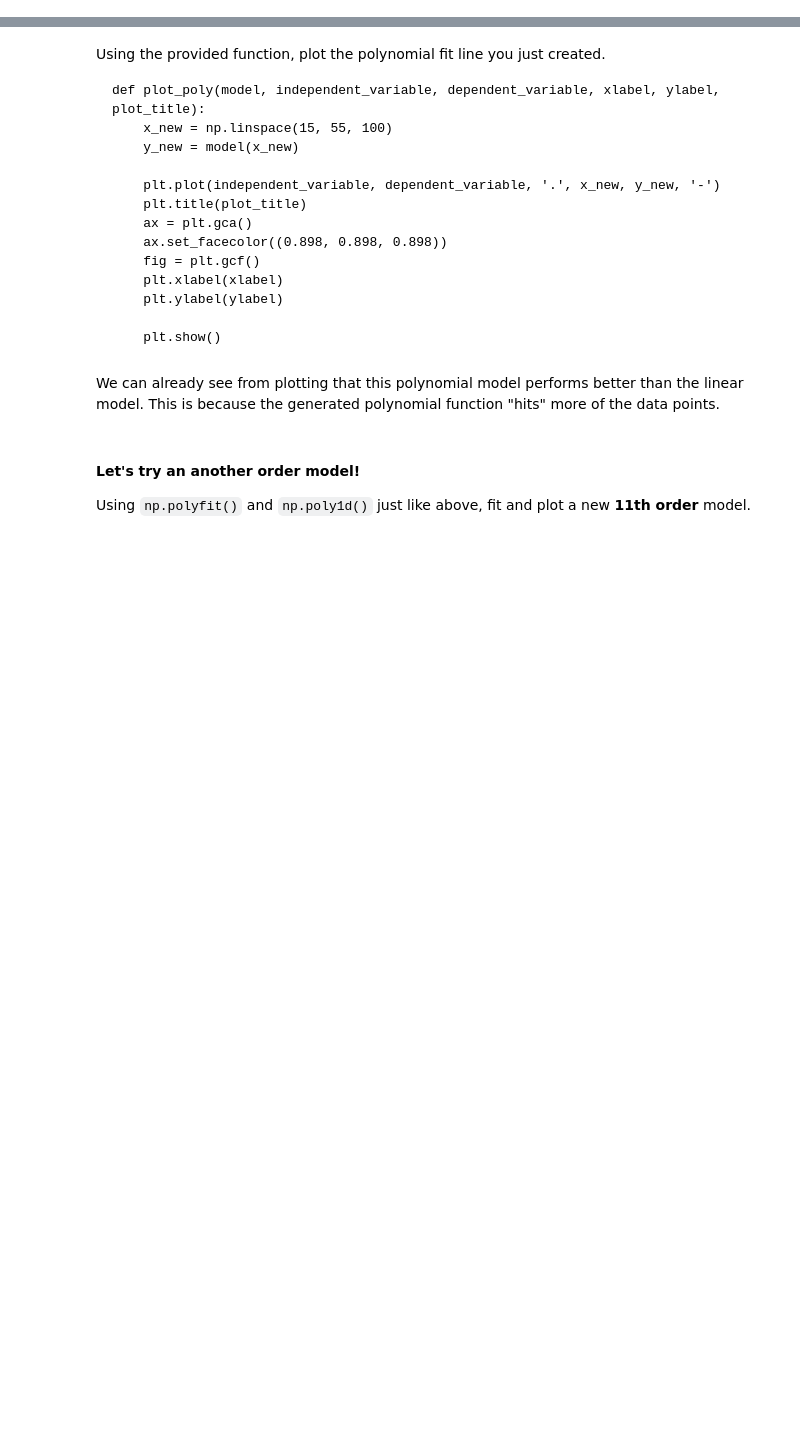
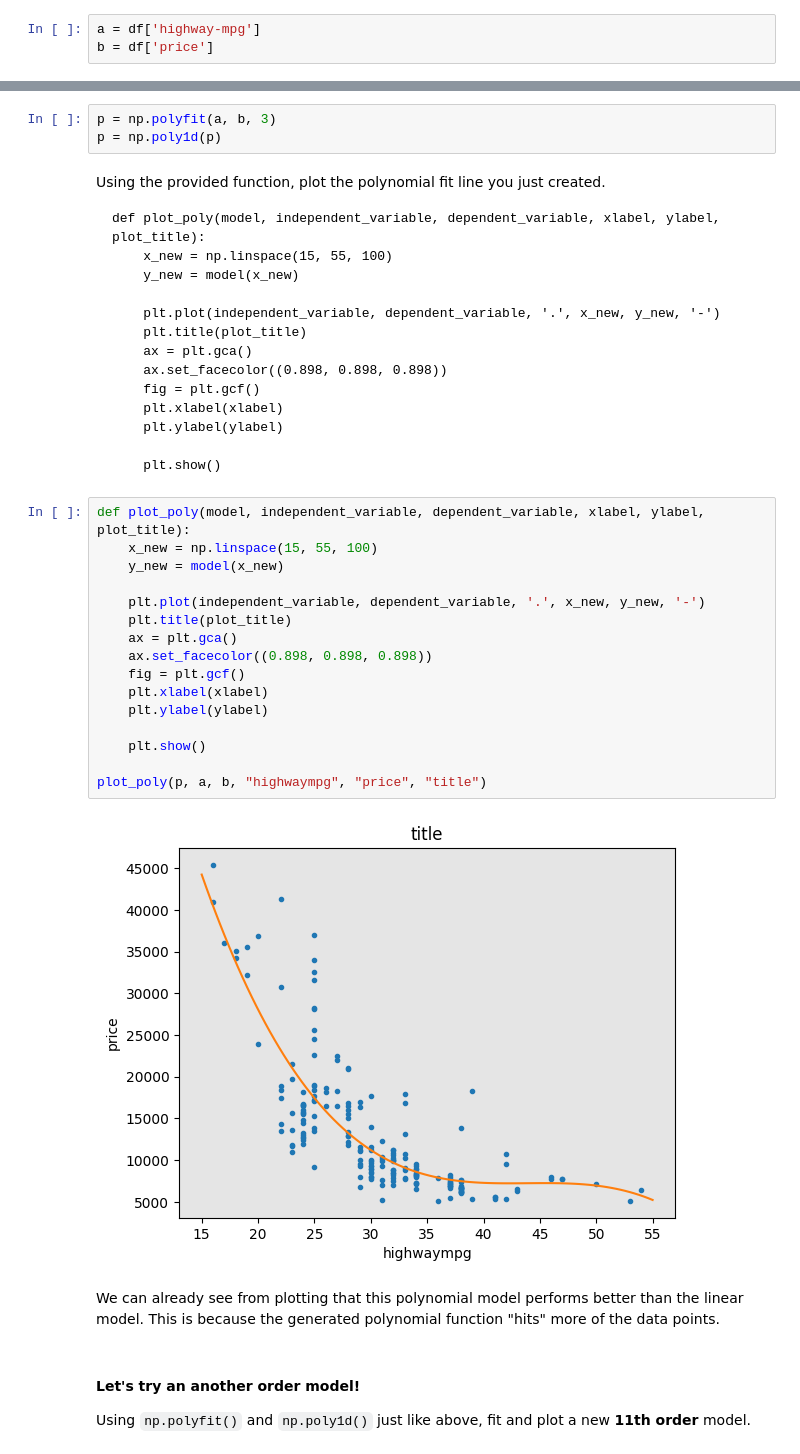
Before and after one commit to kobynwinn/codespace, a Jupyter notebook: notebooks/DSF_Automobile_Model.ipynb, the cells around one changed output, grey strips where cells are left out. Cells and saved outputs as stored; diff of their text form; blank space fills up the shorter version.

````diff
--- a/notebooks/DSF_Automobile_Model.ipynb
+++ b/notebooks/DSF_Automobile_Model.ipynb
@@ -269,8 +366,14 @@ We can see that the fitted values are reasonably close to the actual values sinc
 We saw earlier that a linear model did not provide the best fit while using "highway-mpg" as the predictor variable. Let's see if we can try fitting a *cubic* polynomial model to the data instead.
 
 Let's start by getting our $X$ and $Y$ variables sorted. Set `a` to the `highway-mpg` column and `a` to the `price` column. Don't worrk about making `a` 2D this time.
+# %%
+a = df['highway-mpg']
+b = df['price']
 # %% [markdown]
 To fit our polynomial regression line, we are going to use numpy's `polyfit(...)` function with parameters `a`, `b`, and 3(since we want to make a cubic model). `polyfit()` will return a function, which we need to save as a variable. To get our model, we need to run it through numpy's `poly1d(...)` which will take your polynomial regression line in as a varaible. Save it as variable `p` and print the result to get your line of best fit.
+# %%
+p = np.polyfit(a, b, 3)
+p = np.poly1d(p)
 # %% [markdown]
 Using the provided function, plot the polynomial fit line you just created.
 ```
@@ -288,6 +391,24 @@ def plot_poly(model, independent_variable, dependent_variable, xlabel, ylabel, p
 
     plt.show()
 ```
+# %%
+def plot_poly(model, independent_variable, dependent_variable, xlabel, ylabel, plot_title):
+    x_new = np.linspace(15, 55, 100)
+    y_new = model(x_new)
+
+    plt.plot(independent_variable, dependent_variable, '.', x_new, y_new, '-')
+    plt.title(plot_title)
+    ax = plt.gca()
+    ax.set_facecolor((0.898, 0.898, 0.898))
+    fig = plt.gcf()
+    plt.xlabel(xlabel)
+    plt.ylabel(ylabel)
+
+    plt.show()
+
+plot_poly(p, a, b, "highwaympg", "price", "title")
+# %% [output]
+[figure, added]
 # %% [markdown]
 We can already see from plotting that this polynomial model performs better than the linear model. This is because the generated polynomial function  "hits" more of the data points.
 # %% [markdown]
````
Also changed, not shown: parts of 20 cells of this notebook.
